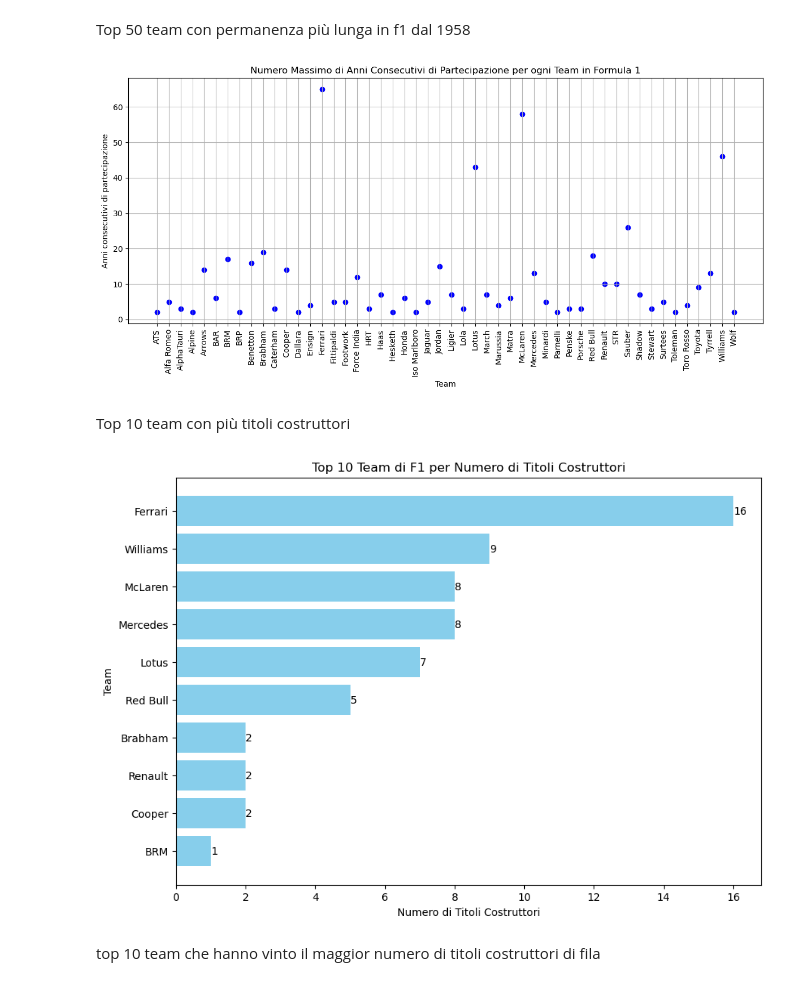
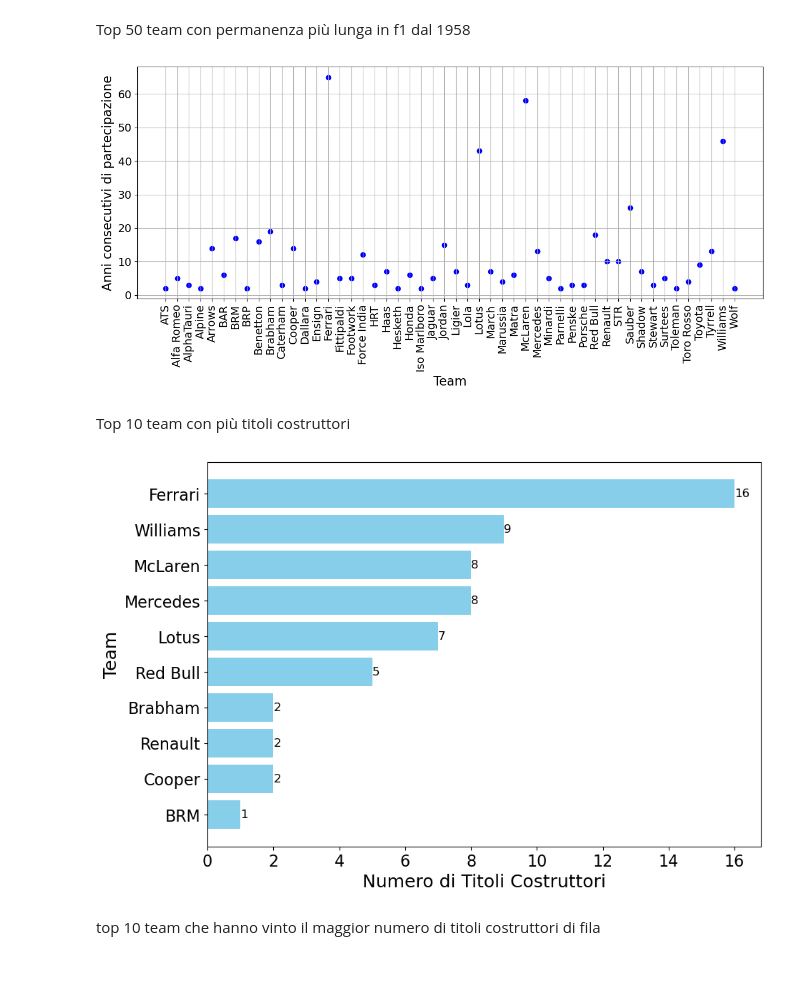
Before and after one commit to MatteoCelardo/F1_stats, a Jupyter notebook: sorgenti/squadre.ipynb, the cells around one changed output. Drawn from its saved outputs; the diff is of its cells as text; code cells hidden in the pictures.

```diff
--- a/sorgenti/squadre.ipynb
+++ b/sorgenti/squadre.ipynb
@@ -58,53 +63,58 @@ team_max_consecutivi = team_max_consecutivi[team_max_consecutivi['Team Normalizz
 # Creazione del grafico a dispersione
 plt.figure(figsize=(12, 6))
 plt.scatter(team_max_consecutivi['Team Normalizzati'], team_max_consecutivi['Max_Anni_Consecutivi'], color='blue')
-plt.xticks(rotation=90)
-plt.title('Numero Massimo di Anni Consecutivi di Partecipazione per ogni Team in Formula 1')
-plt.xlabel('Team')
-plt.ylabel('Anni consecutivi di partecipazione')
+plt.xticks(rotation=90, fontsize=14)
+plt.yticks(fontsize=14)
+plt.xlabel('Team',fontsize=16)
+plt.ylabel('Anni consecutivi di partecipazione',fontsize=16)
 plt.grid(True)
 plt.tight_layout()
+
+plt.savefig('../img/permanenzaTeam.png',format='png')
 plt.show()
 # %% [output]
-[figure, old version]
+[figure, new version]
 # %% [markdown]
 Top 10 team con più titoli costruttori
 # %%
 # Rimozione dei nomi degli sponsor/dei motoristi dal nome dei team
 def normalizza_Nomi_Team(nome_Team):
     return ' '.join(nome_Team.split(' ')[:-1]) if len(nome_Team.split(' ')) > 1 else nome_Team
 
 # Conversione di tutti i valori non numerici in 100
 conStand['Pos'] = pd.to_numeric(conStand['Pos'], errors='coerce').fillna(100).astype(int)
 
 # Filtraggio dei team che hanno vinto almeno un titolo
 vincitori = conStand[conStand['Pos'] == 1]
 
 # Applicazione della normalizzazione ai nomi dei team
 vincitori['Team Normalizzati'] = vincitori['Team'].apply(normalizza_Nomi_Team)
 
 # Conteggio del numero di titoli per ogni team
 titoli_Team = vincitori.groupby('Team Normalizzati').size().sort_values(ascending=False)
 
 # Estrazione dei 10 team con più titoli
 top_10_team = titoli_Team.head(10)
 team = top_10_team.index.tolist()  # Conversione dell'indice in una lista di stringhe
 titoli = top_10_team.values
 
 # Creazione del grafico a barre orizzontali
 plt.figure(figsize=(10, 7))
 plt.barh(team, titoli, color='skyblue')
-plt.xlabel('Numero di Titoli Costruttori')
-plt.ylabel('Team')
-plt.title('Top 10 Team di F1 per Numero di Titoli Costruttori')
+plt.xticks(fontsize=16)
+plt.yticks(fontsize=16)
+plt.xlabel('Numero di Titoli Costruttori',fontsize=18)
+plt.ylabel('Team',fontsize=18)
 plt.gca().invert_yaxis()  # Inversione l'asse Y per avere il primo in alto
 
 for index, value in enumerate(titoli):
-    plt.text(value, index, str(value), va='center', ha='left')  # Posiziona il testo all'inizio della barra
+    plt.text(value, index, str(value), va='center', ha='left',fontsize=12)  # Posiziona il testo all'inizio della barra
+
+plt.savefig('../img/numTitCostr.png',format='png')
 
 plt.show()
 # %% [output]
-[figure, old version]
+[figure, new version]
 # %% [markdown]
 top 10 team che hanno vinto il maggior numero di titoli costruttori di fila
 # %%
```
Also changed, not shown: parts of 17 cells of this notebook, 1 other file.
